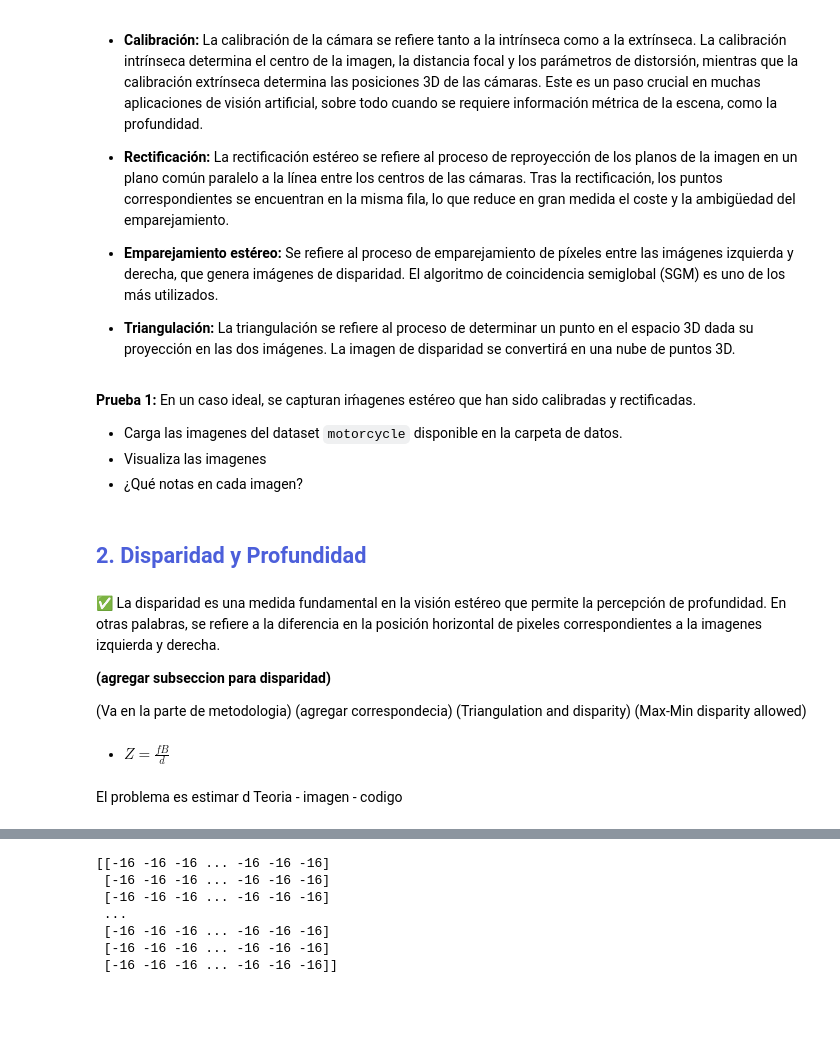
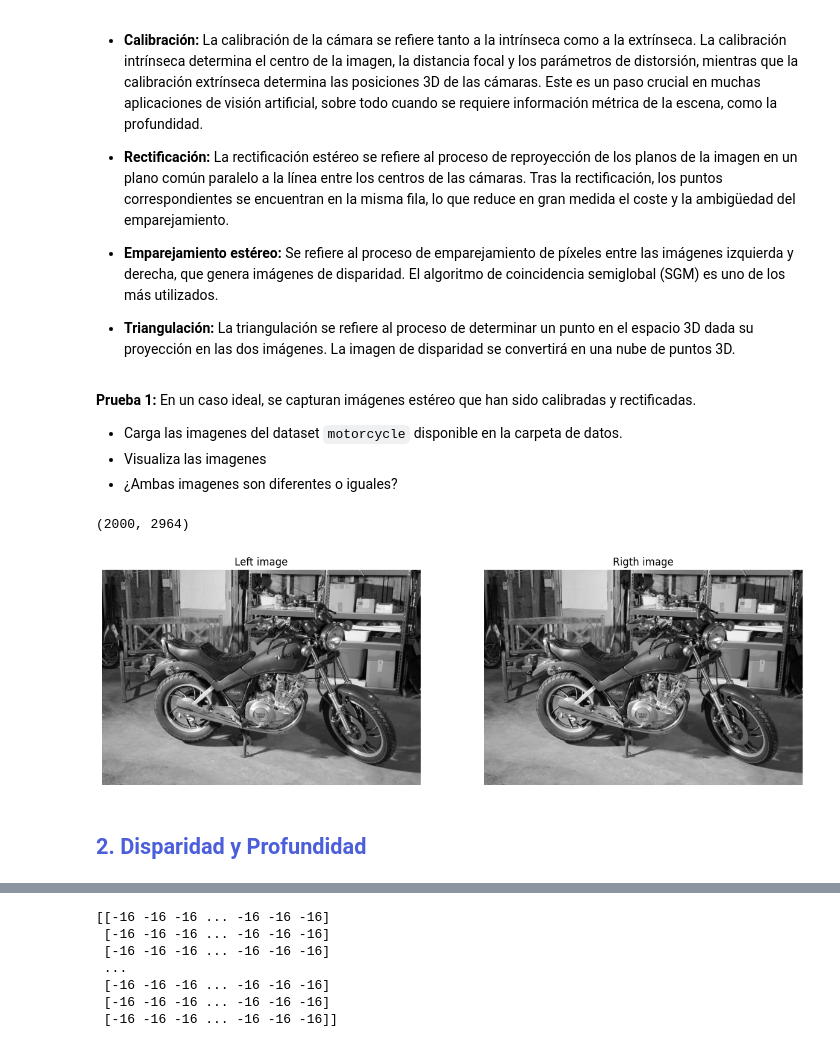
Before and after one commit to ramiro999/depth-passive-sesion4, a Jupyter notebook: Estimacion_pasiva_de_la_profundidad.ipynb, the cells around one changed output, grey strips where cells are left out. Cells and saved outputs as stored; diff of their text form; code cells hidden in the pictures; blank space fills up the shorter version.

Commit message:
depth-passive

```diff
--- a/Estimacion_pasiva_de_la_profundidad.ipynb
+++ b/Estimacion_pasiva_de_la_profundidad.ipynb
@@ -59,21 +72,37 @@ Conoce el siguiente modelo que describe de los pasos claves de visión estéreo.
 
 - <font color="52f17f"> **Triangulación:**</font> La triangulación se refiere al proceso de determinar un punto en el espacio 3D dada su proyección en las dos imágenes. La imagen de disparidad se convertirá en una nube de puntos 3D.
 # %% [markdown]
-<font color="EB9A54"> **Prueba 1:** </font> En un caso ideal, se capturan iḿagenes estéreo que han sido calibradas y rectificadas.
+<font color="EB9A54"> **Prueba 1:** </font> En un caso ideal, se capturan imágenes estéreo que han sido calibradas y rectificadas.
 
 - Carga las imagenes del dataset `motorcycle` disponible en la carpeta de datos.
 - Visualiza las imagenes
-- ¿Qué notas en cada imagen?
+- ¿Ambas imagenes son diferentes o iguales?
+# %%
+# Carga las imagenes en escala de grises
+
+"""Pon tu código aquí"""
+imgL = "/content/drive/MyDrive/depth-passive-sesion4/datasets/motorcycle/imL.png"
+imgR = "/content/drive/MyDrive/depth-passive-sesion4/datasets/motorcycle/imL.png"
+
+left_image_path = cv.imread(imgL, cv.IMREAD_GRAYSCALE)
+rigth_image_path = cv.imread(imgR, cv.IMREAD_GRAYSCALE)
+
+# Visualiza ambas imagenes
+
+"""Pon tu código aquí"""
+
+plt.figure(figsize=(15,9))
+plt.subplot(1, 2, 1)
+plt.imshow(left_image_path, cmap= 'gray')
+plt.title('Left image')
+plt.axis('off')
+
+plt.subplot(1, 2, 2)
+plt.imshow(rigth_image_path, cmap= 'gray')
+plt.title('Rigth image')
+plt.axis('off')
+# %% [output]
+(2000, 2964)
+[figure, added]
 # %% [markdown]
 ## <font color='#4C5FDA'>**2. Disparidad y Profundidad**</font> <a name="tema2">
-# %% [markdown]
-✅ La disparidad es una medida fundamental en la visión estéreo que permite la percepción de profundidad. En otras palabras, se refiere a la diferencia en la posición horizontal de pixeles correspondientes a la imagenes izquierda y derecha.
-
-**(agregar subseccion para disparidad)**
-
-(Va en la parte de metodologia) (agregar correspondecia) (Triangulation and disparity) (Max-Min disparity allowed)
-# %% [markdown]
-- $Z = \frac{fB}{d}$
-# %% [markdown]
-El problema es estimar d
-Teoria - imagen - codigo
```
Also changed, not shown: parts of 20 cells of this notebook, 1 other file.
